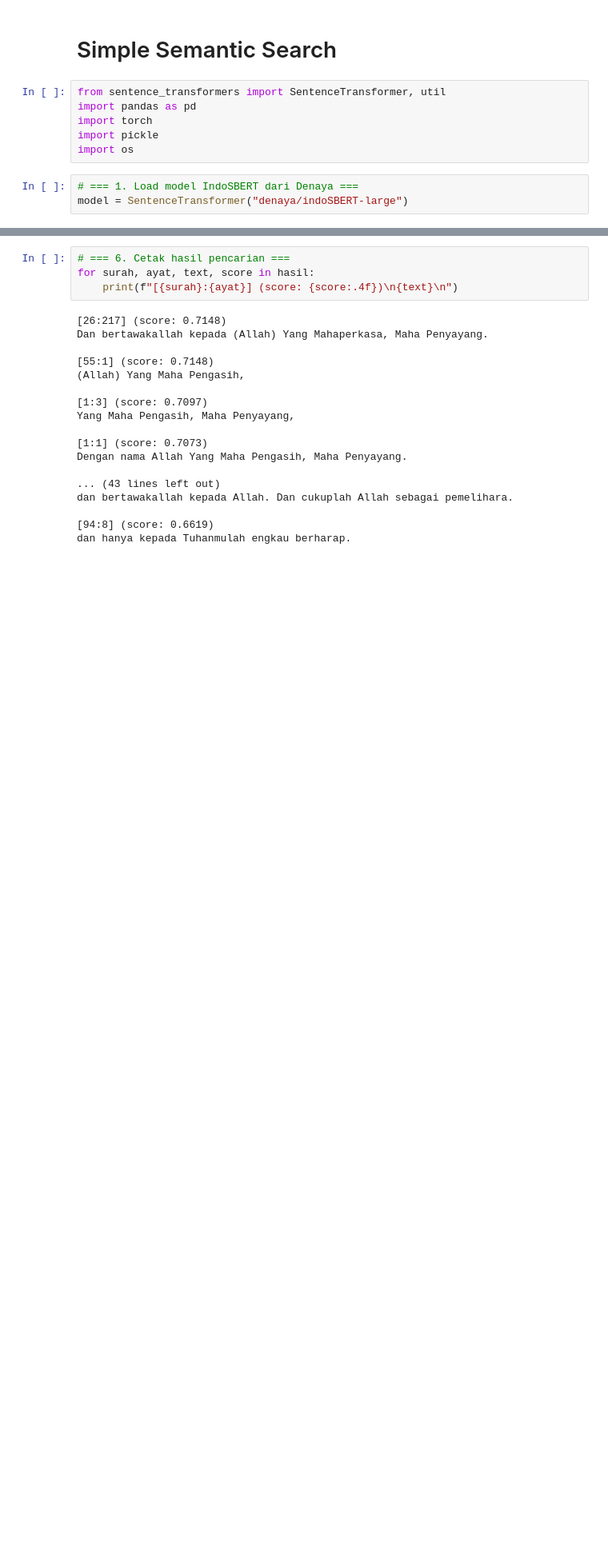
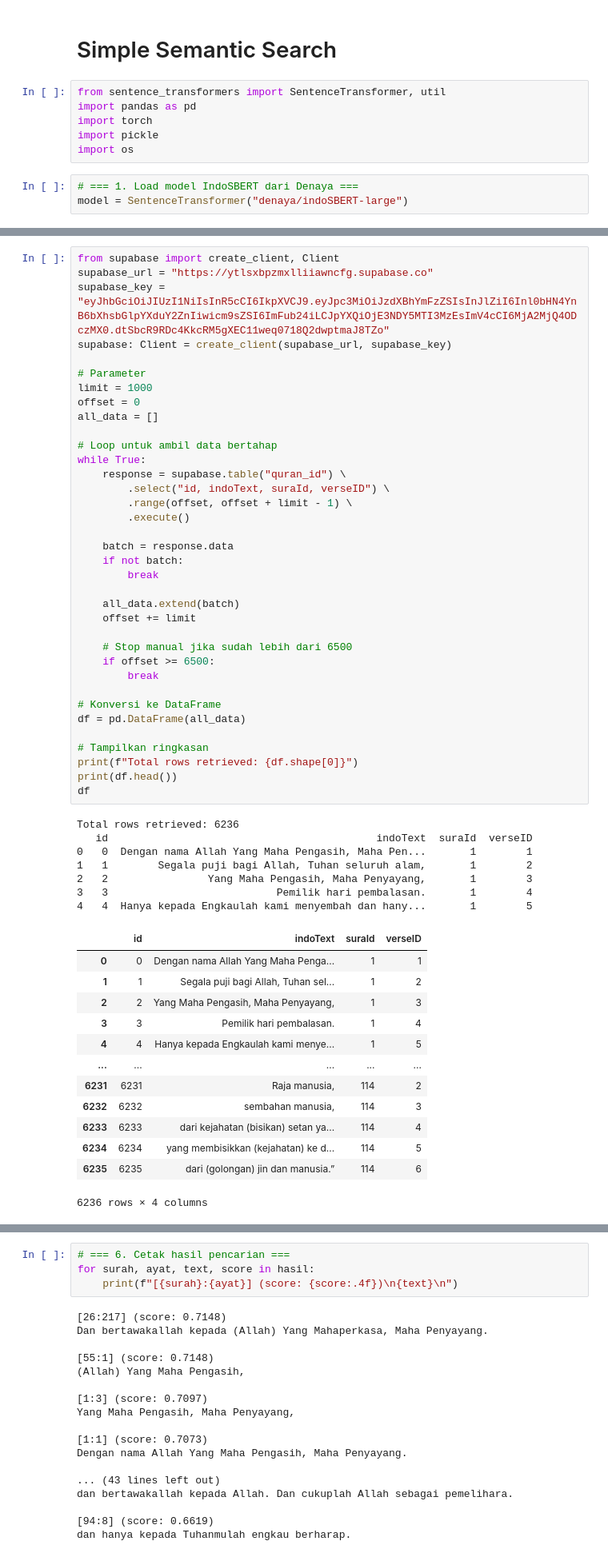
Before and after one commit to 337ubaid/quran-indo, a Jupyter notebook: indosbert/indosbert.ipynb, the cells around one changed output, grey strips where cells are left out. Shown at 80% size. Saved outputs shown, nothing was run; the diff lists cells and outputs as text; blank space fills up the shorter version.

```diff
--- a/indosbert/indosbert.ipynb
+++ b/indosbert/indosbert.ipynb
@@ -16,2 +31,59 @@ texts = df['indoText'].tolist()
+# %%
+from supabase import create_client, Client
+supabase_url = "https://ytlsxbpzmxlliiawncfg.supabase.co"
+supabase_key = "eyJhbGciOiJIUzI1NiIsInR5cCI6IkpXVCJ9.eyJpc3MiOiJzdXBhYmFzZSIsInJlZiI6Inl0bHN4YnB6bXhsbGlpYXduY2ZnIiwicm9sZSI6ImFub24iLCJpYXQiOjE3NDY5MTI3MzEsImV4cCI6MjA2MjQ4ODczMX0.dtSbcR9RDc4KkcRM5gXEC11weq0718Q2dwptmaJ8TZo"
+supabase: Client = create_client(supabase_url, supabase_key)
+
+# Parameter
+limit = 1000
+offset = 0
+all_data = []
+
+# Loop untuk ambil data bertahap
+while True:
+    response = supabase.table("quran_id") \
+        .select("id, indoText, suraId, verseID") \
+        .range(offset, offset + limit - 1) \
+        .execute()
+
+    batch = response.data
+    if not batch:
+        break
+
+    all_data.extend(batch)
+    offset += limit
+
+    # Stop manual jika sudah lebih dari 6500
+    if offset >= 6500:
+        break
+
+# Konversi ke DataFrame
+df = pd.DataFrame(all_data)
+
+# Tampilkan ringkasan
+print(f"Total rows retrieved: {df.shape[0]}")
+print(df.head())
+df
+# %% [output]
+Total rows retrieved: 6236
+   id                                           indoText  suraId  verseID
+0   0  Dengan nama Allah Yang Maha Pengasih, Maha Pen...       1        1
+1   1        Segala puji bagi Allah, Tuhan seluruh alam,       1        2
+2   2                Yang Maha Pengasih, Maha Penyayang,       1        3
+3   3                           Pemilik hari pembalasan.       1        4
+4   4  Hanya kepada Engkaulah kami menyembah dan hany...       1        5
+|  | id | indoText | suraId | verseID |
+| 0 | 0 | Dengan nama Allah Yang Maha Penga... | 1 | 1 |
+| 1 | 1 | Segala puji bagi Allah, Tuhan sel... | 1 | 2 |
+| 2 | 2 | Yang Maha Pengasih, Maha Penyayang, | 1 | 3 |
+| 3 | 3 | Pemilik hari pembalasan. | 1 | 4 |
+| 4 | 4 | Hanya kepada Engkaulah kami menye... | 1 | 5 |
+| ... | ... | ... | ... | ... |
+| 6231 | 6231 | Raja manusia, | 114 | 2 |
+| 6232 | 6232 | sembahan manusia, | 114 | 3 |
+| 6233 | 6233 | dari kejahatan (bisikan) setan ya... | 114 | 4 |
+| 6234 | 6234 | yang membisikkan (kejahatan) ke d... | 114 | 5 |
+| 6235 | 6235 | dari (golongan) jin dan manusia.” | 114 | 6 |
+6236 rows × 4 columns
 # %%
 # === 3. Cek apakah embedding sudah disimpan ===
```
Also changed, not shown: parts of 13 cells of this notebook, 13 other files.
